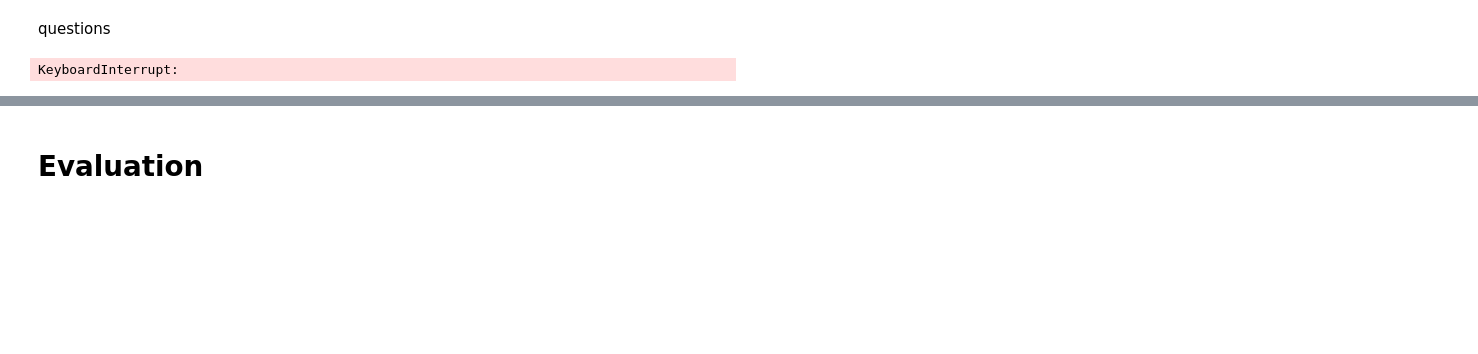
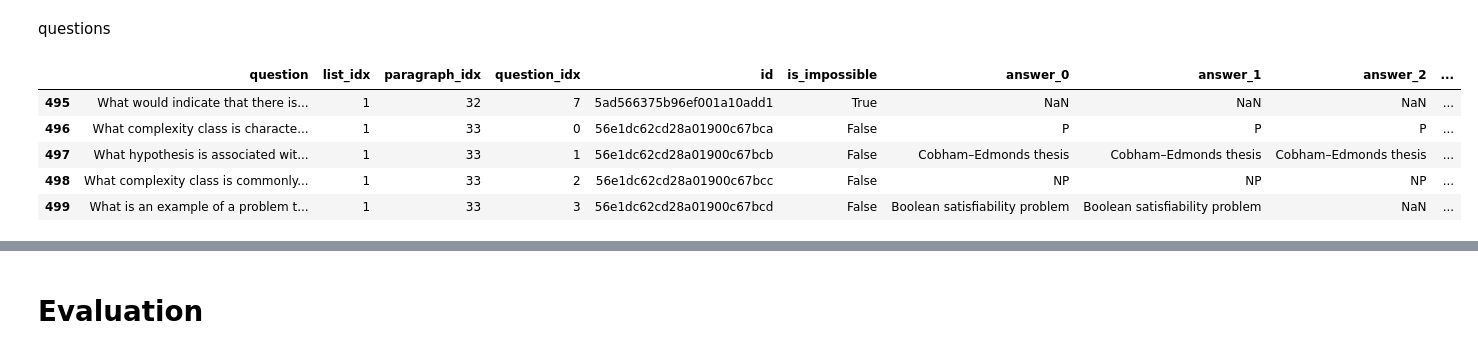
Before and after one commit to mariadancianu/RAG-Optimization, a Jupyter notebook: nb_experiments.ipynb, the cells around one changed output, grey strips where cells are left out. Drawn from its saved outputs; the diff is of its cells as text; code cells hidden in the pictures; blank space fills up the shorter version.

Commit message:
added eval on 500 questions and improved prompt

```diff
--- a/nb_experiments.ipynb
+++ b/nb_experiments.ipynb
@@ -346,4 +363,4 @@ relevant_docs[0].page_content
 # %%
 df_selected.shape
 # %%
-df_to_test = df_selected.copy()#df_selected[0:10]
+df_to_test = df_selected[0:500]
@@ -372,17 +395,34 @@ client = OpenAI(api_key=os.environ.get("OPENAI_API_KEY"))
 answers = []
 contexts = []
 
-for question in tqdm(questions[0:100]):
+for question in tqdm(questions):
     relevant_docs = query_vector_store("chroma_db_openai", query, openai_embeddings, db_dir)
 
     # TODO: review how to pass all documents
     context = relevant_docs[0].page_content
 
     # Create prompt with context
+    # prompt = f"""You are a helpful chatbot.
+    #     Use only the following pieces of context to answer the question. Don't make up any new information:
+    #     Context: {context}
+    #     Answer:"""
+
+    # prompt = f"""You are a helpful chatbot.
+    #     Use only the following pieces of context to answer the question. Don't make up any new information.
+    #     Provide a short and precise answer, with no extra text or explanation.
+    #     Context: {context}
+    #     Answer (just the specific answer, no extra words):"""
+
     prompt = f"""You are a helpful chatbot.
-        Use only the following pieces of context to answer the question. Don't make up any new information:
+        Use only the following pieces of context to answer the question. Don't make up any new information.
+        Provide a short and precise answer, with no extra text or explanation.
+        If you don't know the answer, return an empty answer (just "").
+        Example:
+            Question: In what country is Normandy located?
+            Answer: France
         Context: {context}
-        Answer:"""
+        Answer (just the specific answer, no extra words or explanation, or "" if unknown):"""
+
 
     # Get response from OpenAI
     response = client.chat.completions.create(
@@ -400,6 +440,13 @@ for question in tqdm(questions[0:100]):
 
     answers.append(answer)
     contexts.append(context)
-# %% [output]
-KeyboardInterrupt:
+# %%
+df_to_test.tail()
+# %% [output]
+|  | question | list_idx | paragraph_idx | question_idx | id | is_impossible | answer_0 | answer_1 | answer_2 | ... |
+| 495 | What would indicate that there is... | 1 | 32 | 7 | 5ad566375b96ef001a10add1 | True | NaN | NaN | NaN | ... |
+| 496 | What complexity class is characte... | 1 | 33 | 0 | 56e1dc62cd28a01900c67bca | False | P | P | P | ... |
+| 497 | What hypothesis is associated wit... | 1 | 33 | 1 | 56e1dc62cd28a01900c67bcb | False | Cobham–Edmonds thesis | Cobham–Edmonds thesis | Cobham–Edmonds thesis | ... |
+| 498 | What complexity class is commonly... | 1 | 33 | 2 | 56e1dc62cd28a01900c67bcc | False | NP | NP | NP | ... |
+| 499 | What is an example of a problem t... | 1 | 33 | 3 | 56e1dc62cd28a01900c67bcd | False | Boolean satisfiability problem | Boolean satisfiability problem | NaN | ... |
 # %%
```
Also changed, not shown: parts of 21 cells of this notebook, 8 other files.
